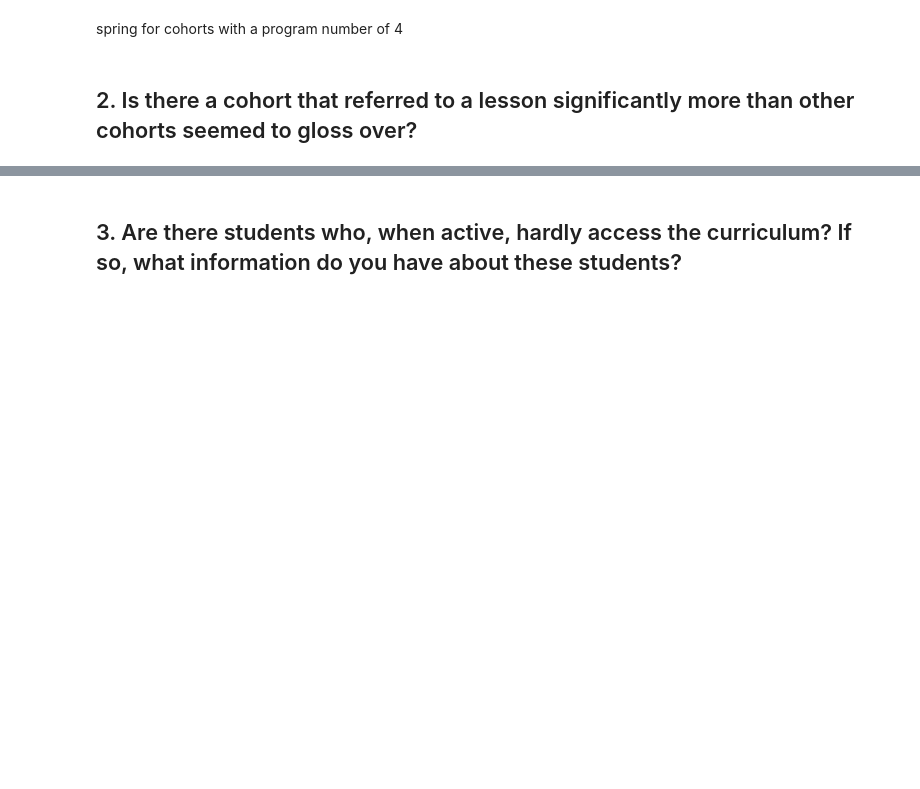
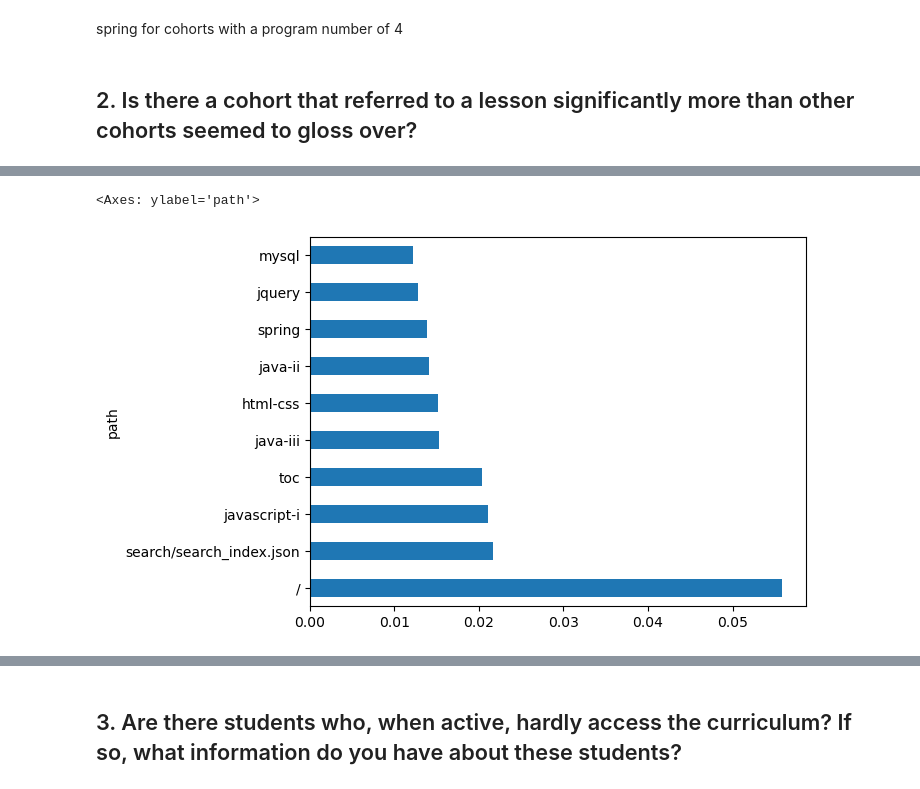
Before and after one commit to Joshua-Click/anomaly-detection-exercises, a Jupyter notebook: project_anomaly_detection.ipynb, the cells around one changed output, grey strips where cells are left out. Cells and saved outputs as stored; diff of their text form; code cells hidden in the pictures; blank space fills up the shorter version.

```diff
--- a/project_anomaly_detection.ipynb
+++ b/project_anomaly_detection.ipynb
@@ -323,3 +323,6 @@ quattro.path.value_counts().head(10).plot.barh()
 spring for cohorts with a program number of 4
 # %% [markdown]
 ## 2. Is there a cohort that referred to a lesson significantly more than other cohorts seemed to gloss over?
+# %%
+path_df = df0.path.value_counts().reset_index()
+path_df.head()
@@ -325,0 +336,4 @@ spring for cohorts with a program number of 4
+# %%
+path_df2 = df0.path.value_counts(normalize=True).reset_index()
+path_df2.head(
+)
@@ -325,0 +347,3 @@ spring for cohorts with a program number of 4
+# %%
+path_df = pd.merge(path_df, path_df2, how='inner', on='path')
+path_df.head()
@@ -325,0 +357,5 @@ spring for cohorts with a program number of 4
+# %%
+path_df.set_index('path').proportion.sort_values(ascending=False).head(10).plot.barh()
+# %% [output]
+<Axes: ylabel='path'>
+[figure, added]
```
Also changed, not shown: parts of 36 cells of this notebook, 3 other files.
